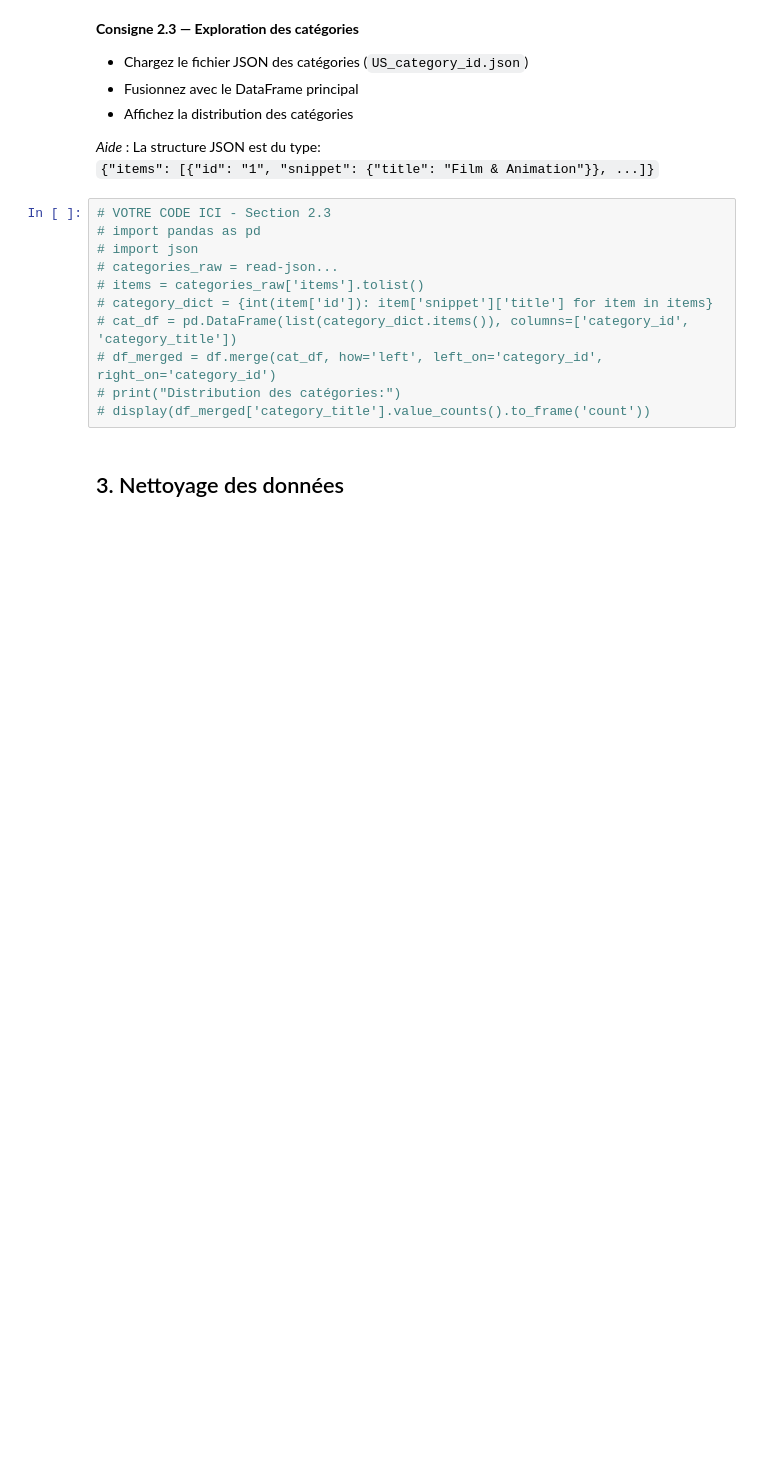
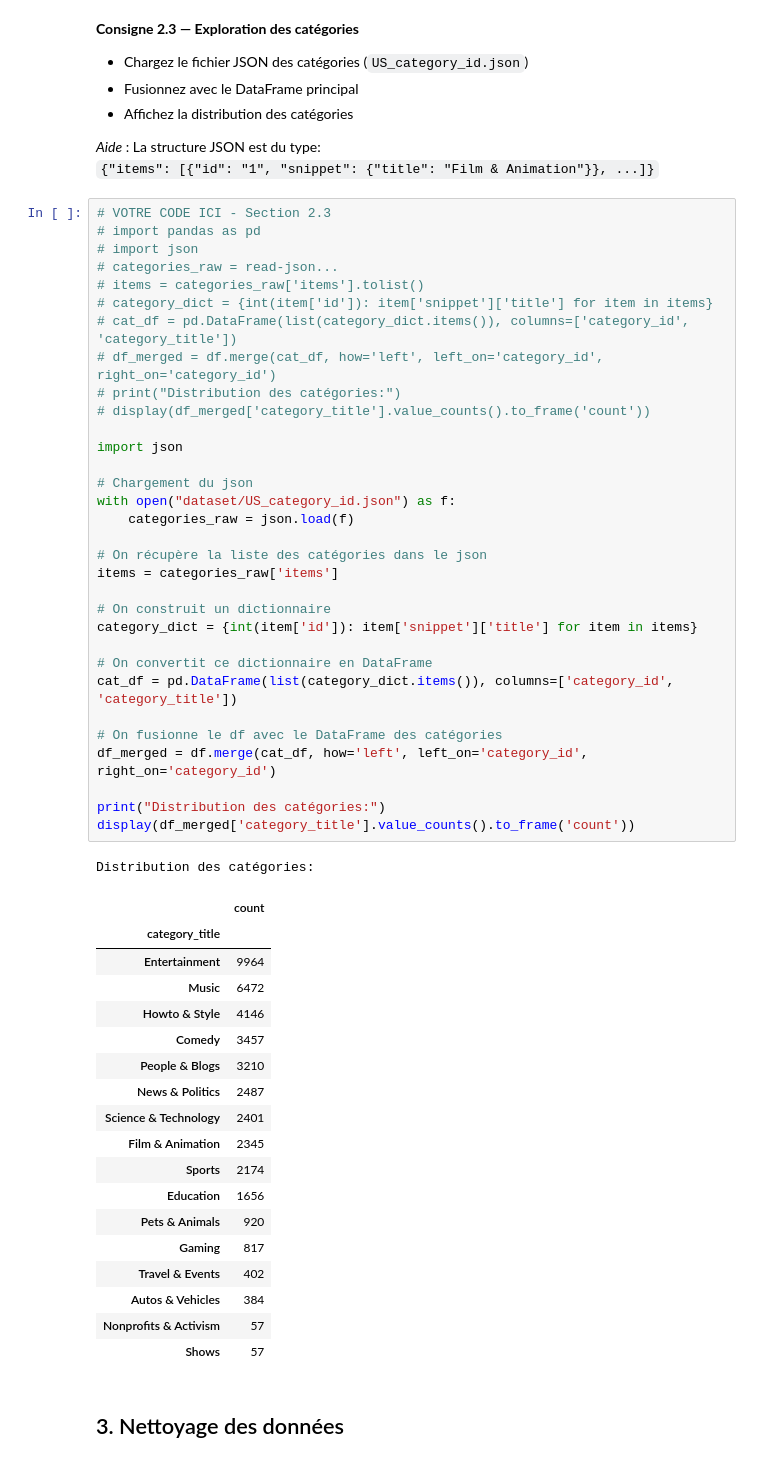
Before and after one commit to Thibaud34/Pr-diction_Popularit-_Vid-os_Youtube_Machine_Learning, a Jupyter notebook: projet-ml-youtube-trending-68b010e7b5bc2532236423.ipynb, the cells around one changed output. Drawn from its saved outputs; the diff is of its cells as text; blank space fills up the shorter version.

```diff
--- a/projet-ml-youtube-trending-68b010e7b5bc2532236423.ipynb
+++ b/projet-ml-youtube-trending-68b010e7b5bc2532236423.ipynb
@@ -149,14 +234,55 @@ Opération terminée. Fichiers disponibles dans : /home/loic/Projets_briefs/Tren
 # %%
 # VOTRE CODE ICI - Section 2.3
 # import pandas as pd
 # import json
 # categories_raw = read-json...
 # items = categories_raw['items'].tolist()
 # category_dict = {int(item['id']): item['snippet']['title'] for item in items}
 # cat_df = pd.DataFrame(list(category_dict.items()), columns=['category_id', 'category_title'])
 # df_merged = df.merge(cat_df, how='left', left_on='category_id', right_on='category_id')
 # print("Distribution des catégories:")
 # display(df_merged['category_title'].value_counts().to_frame('count'))
+
+import json
+
+# Chargement du json
+with open("dataset/US_category_id.json") as f:
+    categories_raw = json.load(f)
+
+# On récupère la liste des catégories dans le json
+items = categories_raw['items']
+
+# On construit un dictionnaire
+category_dict = {int(item['id']): item['snippet']['title'] for item in items}
+
+# On convertit ce dictionnaire en DataFrame
+cat_df = pd.DataFrame(list(category_dict.items()), columns=['category_id', 'category_title'])
+
+# On fusionne le df avec le DataFrame des catégories
+df_merged = df.merge(cat_df, how='left', left_on='category_id', right_on='category_id')
+
+print("Distribution des catégories:")
+display(df_merged['category_title'].value_counts().to_frame('count'))
+# %% [output]
+Distribution des catégories:
+|  | count |
+| category_title |  |
+| Entertainment | 9964 |
+| Music | 6472 |
+| Howto & Style | 4146 |
+| Comedy | 3457 |
+| People & Blogs | 3210 |
+| News & Politics | 2487 |
+| Science & Technology | 2401 |
+| Film & Animation | 2345 |
+| Sports | 2174 |
+| Education | 1656 |
+| Pets & Animals | 920 |
+| Gaming | 817 |
+| Travel & Events | 402 |
+| Autos & Vehicles | 384 |
+| Nonprofits & Activism | 57 |
+| Shows | 57 |
 # %% [markdown]
 ## 3. Nettoyage des données
 # %% [markdown]
```
Also changed, not shown: parts of 9 cells of this notebook.
